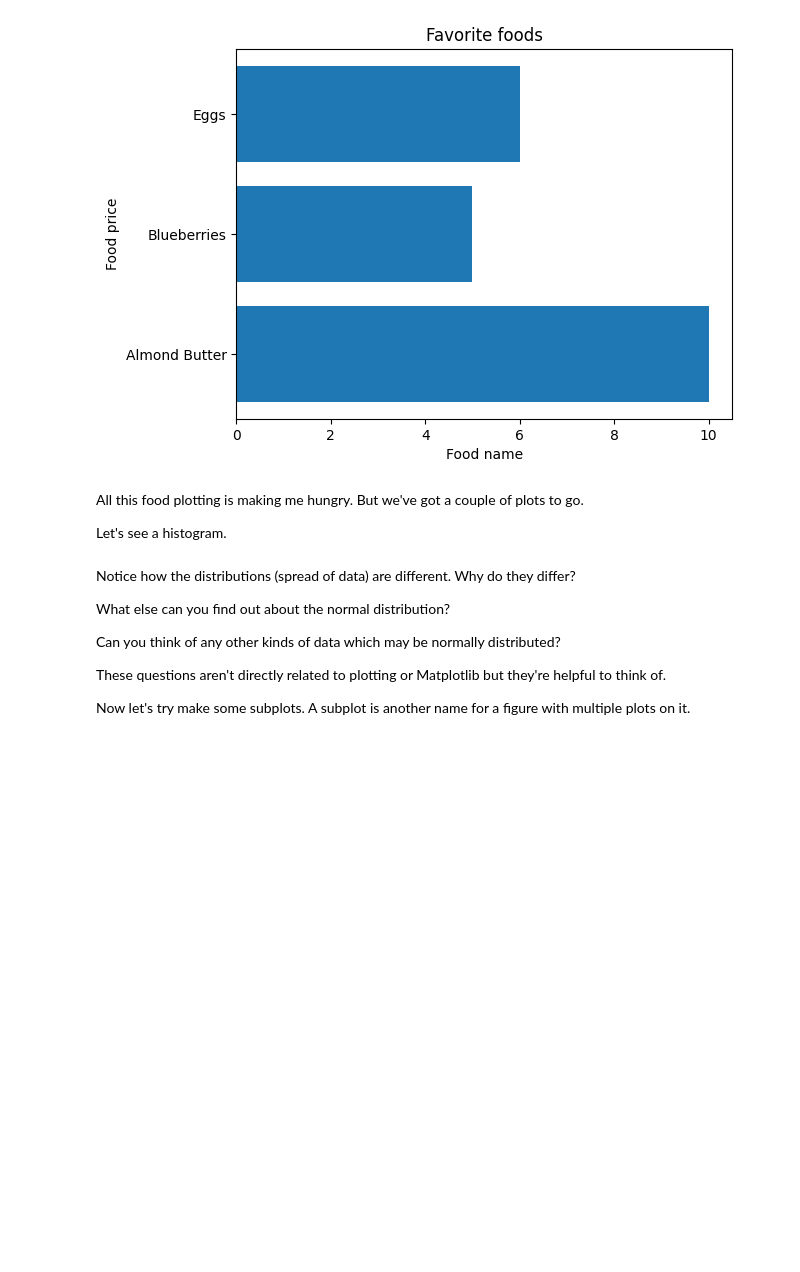
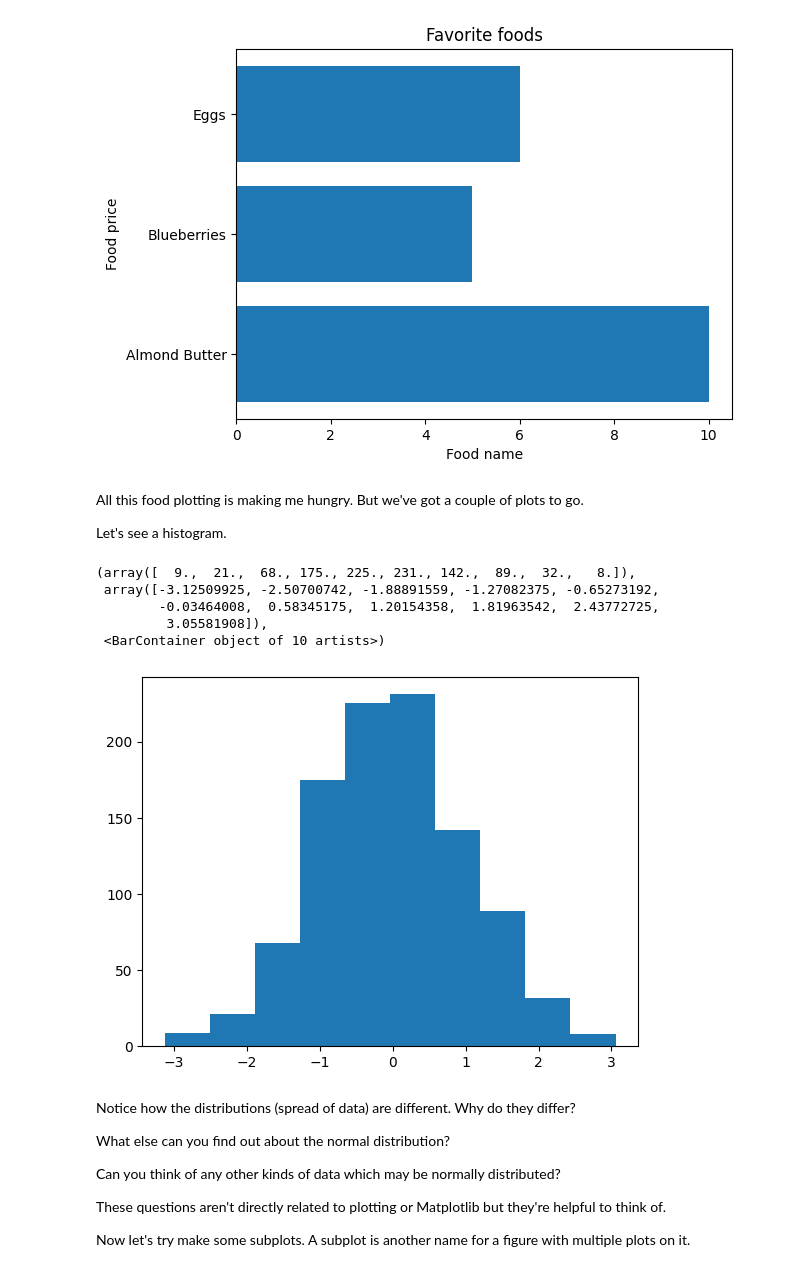
Before and after one commit to GhadeerZahwe/Matplotlib_Practice, a Jupyter notebook: matplotlib-exercises.ipynb, the cells around one changed output. Cells and saved outputs as stored; diff of their text form; code cells hidden in the pictures; blank space fills up the shorter version.

Commit message:
Created a histogram plot of X

```diff
--- a/matplotlib-exercises.ipynb
+++ b/matplotlib-exercises.ipynb
@@ -182,9 +182,18 @@ All this food plotting is making me hungry. But we've got a couple of plots to g
 Let's see a histogram.
 # %%
 # Create a random NumPy array of 1000 normally distributed numbers using NumPy and save it to X
-
+random_array=np.random.randn(1000)
 
 # Create a histogram plot of X
+fig, ax=plt.subplots()
+ax.hist(random_array)
+# %% [output]
+(array([  9.,  21.,  68., 175., 225., 231., 142.,  89.,  32.,   8.]),
+ array([-3.12509925, -2.50700742, -1.88891559, -1.27082375, -0.65273192,
+        -0.03464008,  0.58345175,  1.20154358,  1.81963542,  2.43772725,
+         3.05581908]),
+ <BarContainer object of 10 artists>)
+[figure, added]
 # %%
 # Create a NumPy array of 1000 random numbers and save it to X
 
```
